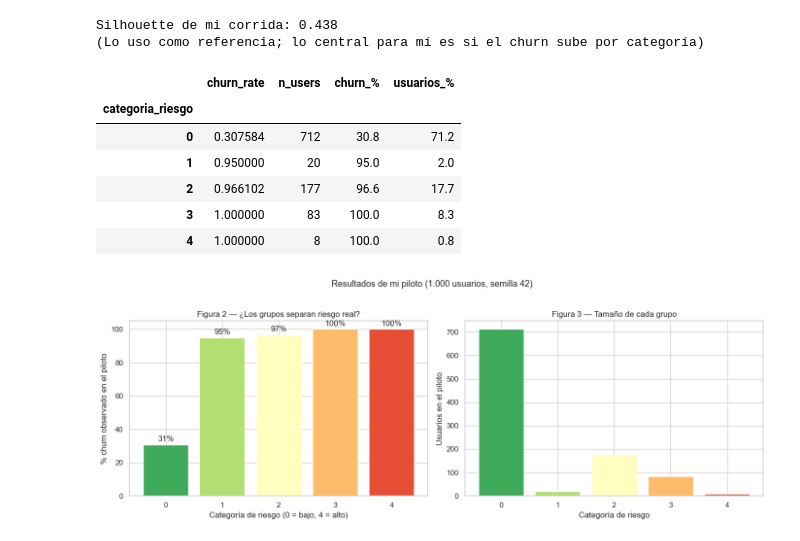
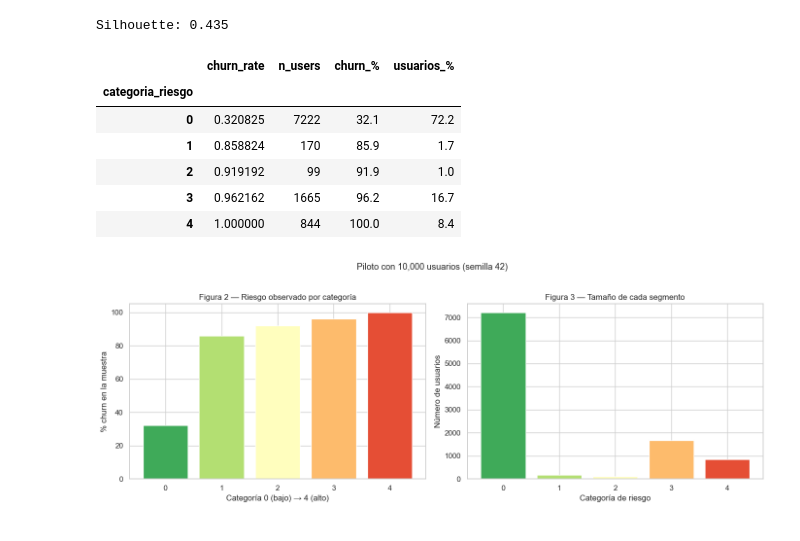
Before and after one commit to danielrpo1/pdgrado, a Jupyter notebook: notebooks/Colab_Piloto_5_Categorias_Riesgo_KKBox.ipynb, the cells around one changed output. Cells and saved outputs as stored; diff of their text form; code cells hidden in the pictures.

```diff
--- a/notebooks/Colab_Piloto_5_Categorias_Riesgo_KKBox.ipynb
+++ b/notebooks/Colab_Piloto_5_Categorias_Riesgo_KKBox.ipynb
@@ -69,9 +67,7 @@ import sys
 DATA_RAW = ROOT / 'data' / 'raw'
 DATA_RAW.mkdir(parents=True, exist_ok=True)
 
-# En la corrida que documento aquí, los CSV ya estaban en data/raw.
-# Si hace falta bajarlos de nuevo (otro entorno), descomento el bloque de abajo.
-BAJAR_DE_KAGGLE = False
+BAJAR_DE_KAGGLE = False  # True solo si hace falta bajar en un entorno nuevo
 
 if BAJAR_DE_KAGGLE:
     token_path = Path.home() / '.kaggle' / 'access_token'
@@ -85,7 +81,5 @@ if BAJAR_DE_KAGGLE:
 
 for f in ['train_v2.csv', 'members_v3.csv', 'transactions_v2.csv']:
     p = DATA_RAW / f
-    tam = f'({p.stat().st_size / 1e6:.0f} MB)' if p.exists() else '(no encontrado)'
-    estado = 'listo' if p.exists() else 'falta'
-    print(f'  [{estado}] {f} {tam}')
+    print(('OK' if p.exists() else 'FALTA'), f, f'({p.stat().st_size/1e6:.0f} MB)' if p.exists() else '')
 # %% [output]
@@ -249,8 +226,7 @@ modelo, escalador, etiquetas = fit_kmeans(X)
 df['grupo_kmeans'] = etiquetas.values
 
 sil = silhouette_score(escalador.transform(X), etiquetas)
-print(f'Silhouette de mi corrida: {sil:.3f}')
-print('(Lo uso como referencia; lo central para mí es si el churn sube por categoría)')
+print(f'Silhouette: {sil:.3f}')
 
 mapa_riesgo = order_clusters_by_risk(df, cluster_col='grupo_kmeans')
 df['categoria_riesgo'] = df['grupo_kmeans'].map(mapa_riesgo)
@@ -260,33 +236,30 @@ resumen['churn_%'] = (resumen['churn_rate'] * 100).round(1)
 resumen['usuarios_%'] = (resumen['n_users'] / len(df) * 100).round(1)
 resumen
 # %% [output]
-Silhouette de mi corrida: 0.438
-(Lo uso como referencia; lo central para mí es si el churn sube por categoría)
+Silhouette: 0.435
 |  | churn_rate | n_users | churn_% | usuarios_% |
 | categoria_riesgo |  |  |  |  |
-| 0 | 0.307584 | 712 | 30.8 | 71.2 |
-| 1 | 0.950000 | 20 | 95.0 | 2.0 |
-| 2 | 0.966102 | 177 | 96.6 | 17.7 |
-| 3 | 1.000000 | 83 | 100.0 | 8.3 |
-| 4 | 1.000000 | 8 | 100.0 | 0.8 |
+| 0 | 0.320825 | 7222 | 32.1 | 72.2 |
+| 1 | 0.858824 | 170 | 85.9 | 1.7 |
+| 2 | 0.919192 | 99 | 91.9 | 1.0 |
+| 3 | 0.962162 | 1665 | 96.2 | 16.7 |
+| 4 | 1.000000 | 844 | 100.0 | 8.4 |
 # %%
 fig, axes = plt.subplots(1, 2, figsize=(14, 5))
 colores = plt.cm.RdYlGn_r(np.linspace(0.15, 0.85, 5))
 
 axes[0].bar(resumen.index.astype(str), resumen['churn_%'], color=colores, edgecolor='white')
-axes[0].set_xlabel('Categoría de riesgo (0 = bajo, 4 = alto)')
-axes[0].set_ylabel('% churn observado en el piloto')
-axes[0].set_title('Figura 2 — ¿Los grupos separan riesgo real?')
-for i, v in enumerate(resumen['churn_%']):
-    axes[0].text(i, v + 2, f'{v:.0f}%', ha='center')
+axes[0].set_xlabel('Categoría 0 (bajo) → 4 (alto)')
+axes[0].set_ylabel('% churn en la muestra')
+axes[0].set_title('Figura 2 — Riesgo observado por categoría')
 
 axes[1].bar(resumen.index.astype(str), resumen['n_users'], color=colores, edgecolor='white')
 axes[1].set_xlabel('Categoría de riesgo')
-axes[1].set_ylabel('Usuarios en el piloto')
-axes[1].set_title('Figura 3 — Tamaño de cada grupo')
+axes[1].set_ylabel('Número de usuarios')
+axes[1].set_title('Figura 3 — Tamaño de cada segmento')
 
-plt.suptitle('Resultados de mi piloto (1.000 usuarios, semilla 42)', fontsize=13, y=1.02)
+plt.suptitle(f'Piloto con {len(df):,} usuarios (semilla {RANDOM_STATE})', fontsize=13, y=1.02)
 plt.tight_layout()
 plt.show()
 # %% [output]
-[figure, old version]
+[figure, new version]
```
Also changed, not shown: parts of 30 cells of this notebook, 6 other files.
